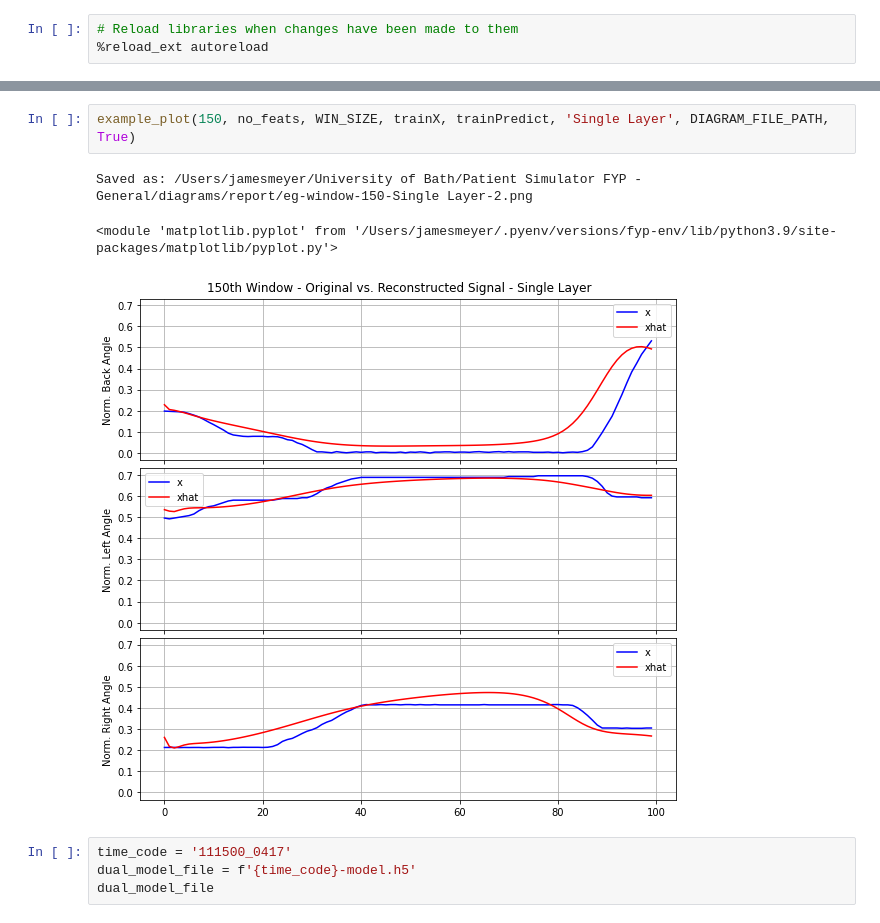
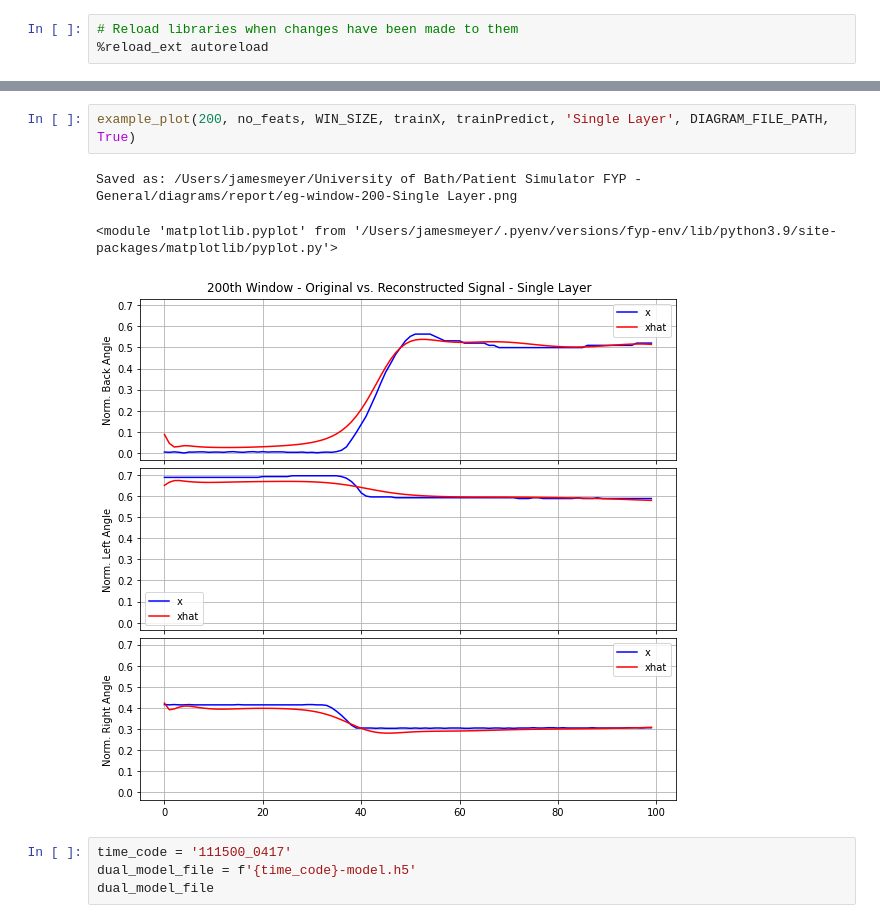
Before and after one commit to jm2442/Patient-Behaviour-Detection, a Jupyter notebook: network-architecture.ipynb, the cells around one changed output, grey strips where cells are left out. Saved outputs shown, nothing was run; the diff lists cells and outputs as text.

```diff
--- a/network-architecture.ipynb
+++ b/network-architecture.ipynb
@@ -405,9 +405,9 @@ full_reconstruct_plot(df, 'mean', 'testing', DIAGRAM_FILE_PATH, start, end, Fals
 # %%
-example_plot(150, no_feats, WIN_SIZE, trainX, trainPredict, 'Single Layer', DIAGRAM_FILE_PATH, True)
+example_plot(200, no_feats, WIN_SIZE, trainX, trainPredict, 'Single Layer', DIAGRAM_FILE_PATH, True)
 # %% [output]
-Saved as: /Users/jamesmeyer/University of Bath/Patient Simulator FYP - General/diagrams/report/eg-window-150-Single Layer-2.png
+Saved as: /Users/jamesmeyer/University of Bath/Patient Simulator FYP - General/diagrams/report/eg-window-200-Single Layer.png
 <module 'matplotlib.pyplot' from '/Users/jamesmeyer/.pyenv/versions/fyp-env/lib/python3.9/site-packages/matplotlib/pyplot.py'>
-[figure, old version]
+[figure, new version]
 # %%
 time_code = '111500_0417'
 dual_model_file = f'{time_code}-model.h5'
```
Also changed, not shown: parts of 1 cell of this notebook, 11 other files.
